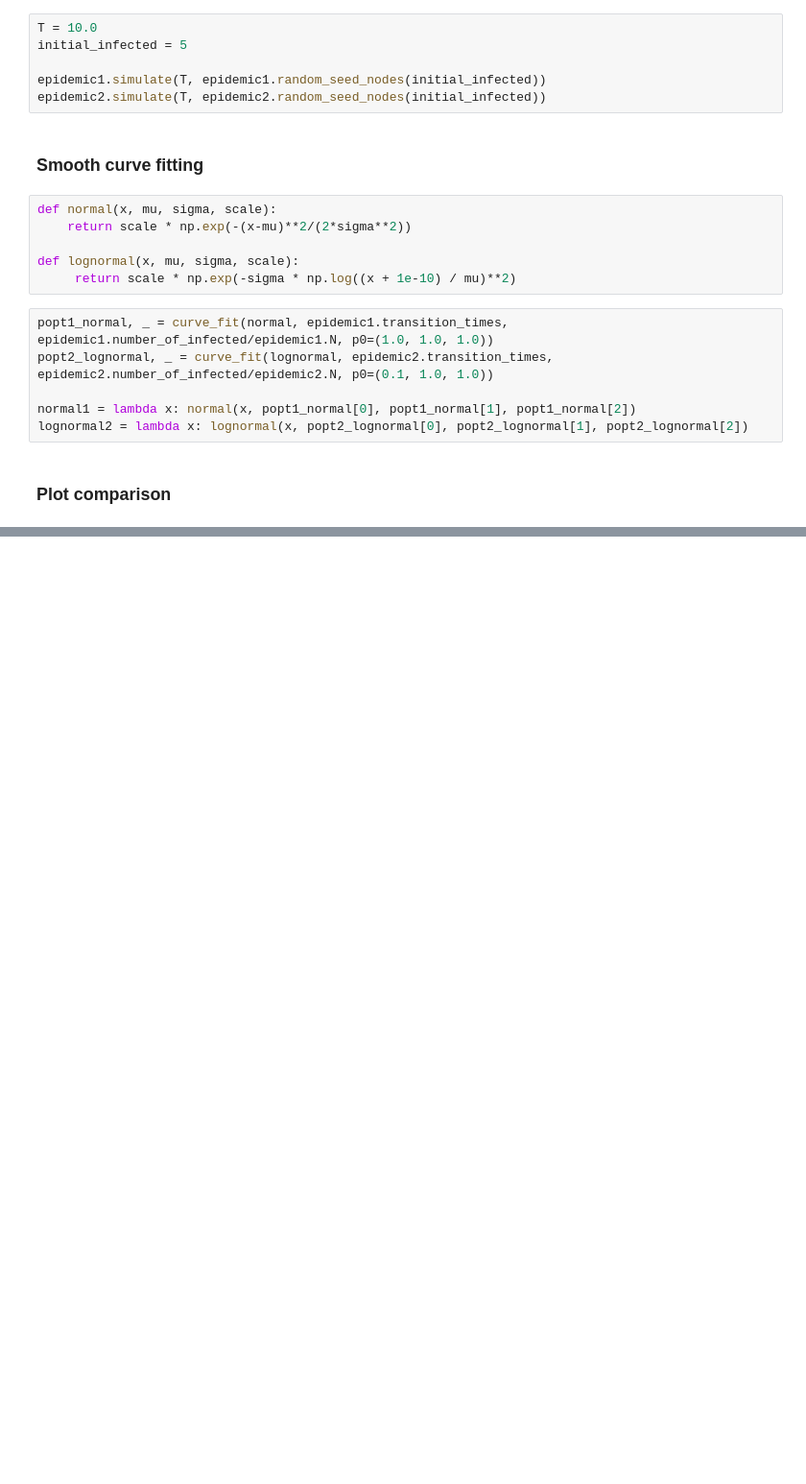
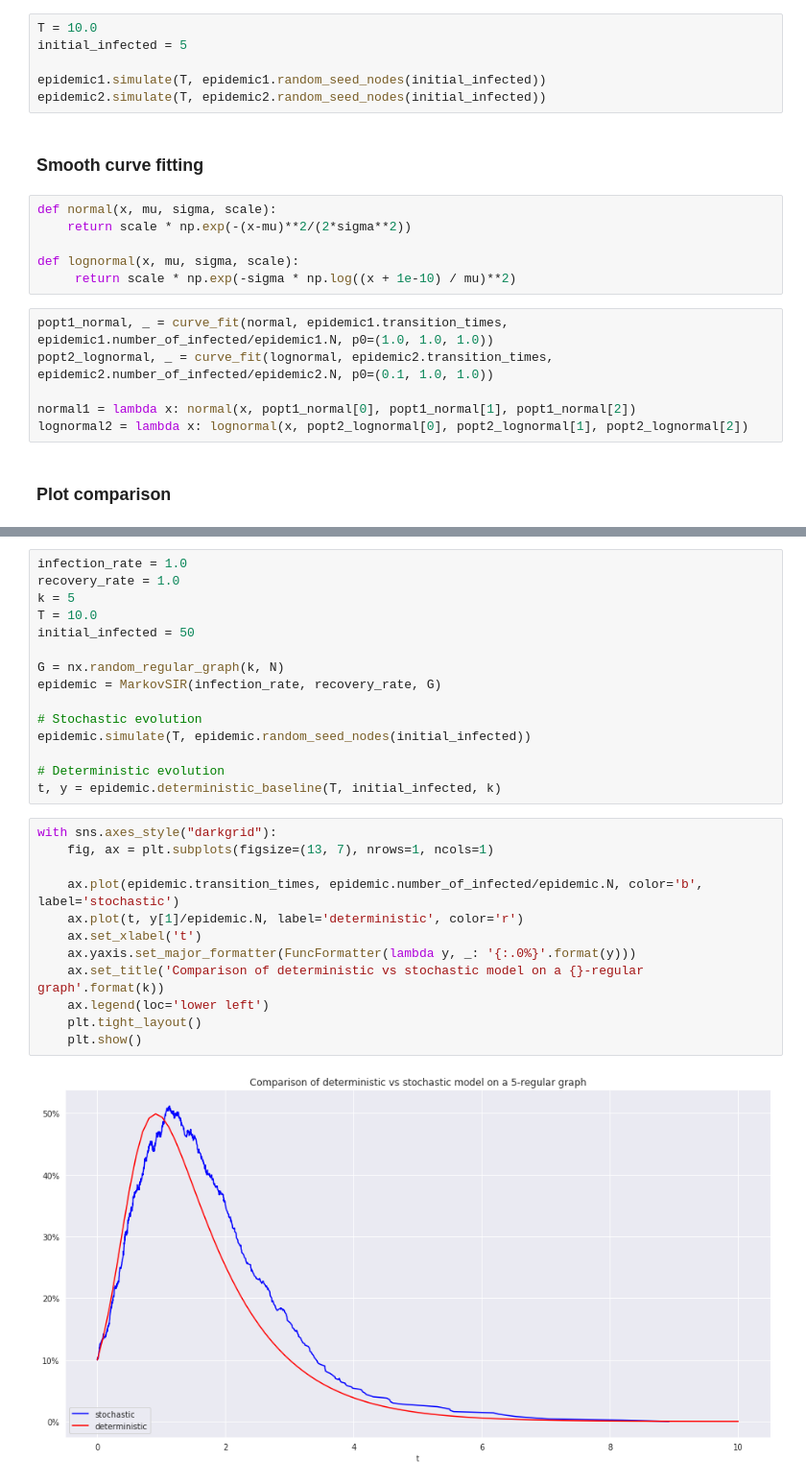
Before and after one commit to sauxpa/markov_epidemic, a Jupyter notebook: sir_epidemic.ipynb, the cells around one changed output, grey strips where cells are left out. Shown at 96% size. Drawn from its saved outputs; the diff is of its cells as text; blank space fills up the shorter version.

Commit message:
add deterministic baseline

```diff
--- a/sir_epidemic.ipynb
+++ b/sir_epidemic.ipynb
@@ -145,0 +158,29 @@ with sns.axes_style("darkgrid"):
+# %%
+infection_rate = 1.0
+recovery_rate = 1.0
+k = 5
+T = 10.0
+initial_infected = 50
+
+G = nx.random_regular_graph(k, N)
+epidemic = MarkovSIR(infection_rate, recovery_rate, G)
+
+# Stochastic evolution
+epidemic.simulate(T, epidemic.random_seed_nodes(initial_infected))
+
+# Deterministic evolution
+t, y = epidemic.deterministic_baseline(T, initial_infected, k)
+# %%
+with sns.axes_style("darkgrid"):
+    fig, ax = plt.subplots(figsize=(13, 7), nrows=1, ncols=1)
+
+    ax.plot(epidemic.transition_times, epidemic.number_of_infected/epidemic.N, color='b', label='stochastic')
+    ax.plot(t, y[1]/epidemic.N, label='deterministic', color='r')
+    ax.set_xlabel('t')
+    ax.yaxis.set_major_formatter(FuncFormatter(lambda y, _: '{:.0%}'.format(y)))
+    ax.set_title('Comparison of deterministic vs stochastic model on a {}-regular graph'.format(k))
+    ax.legend(loc='lower left')
+    plt.tight_layout()
+    plt.show()
+# %% [output]
+[figure, added]
```
Also changed, not shown: parts of 3 cells of this notebook, 4 other files.
